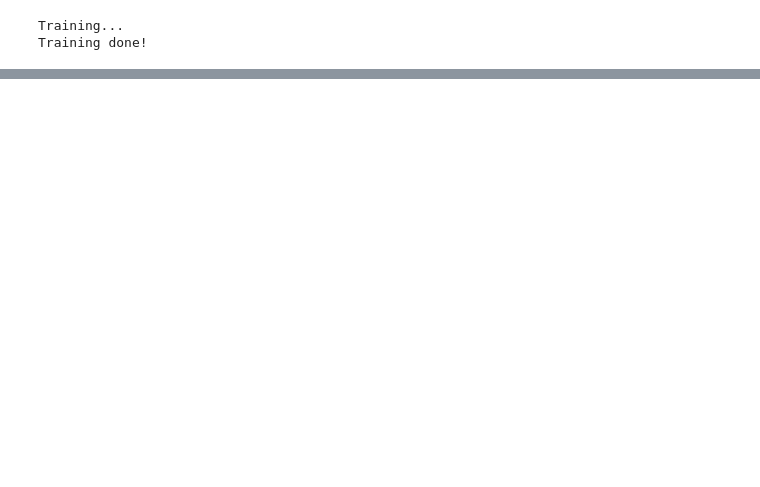
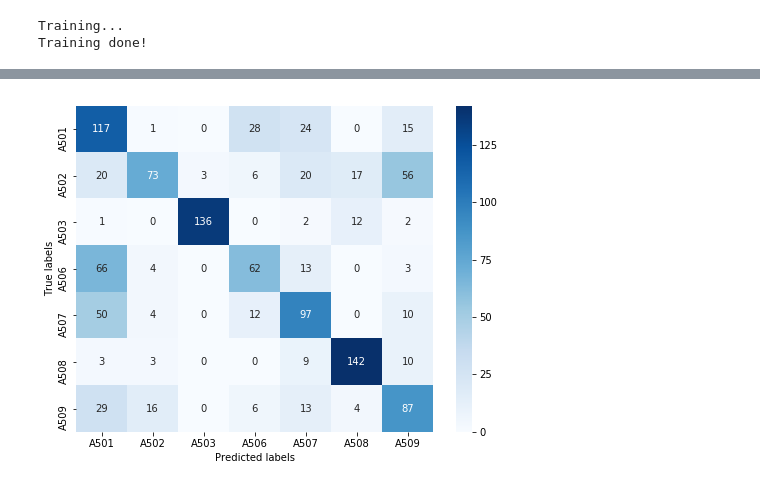
Before and after one commit to TomislavZupanovic/Wifi-Localization, a Jupyter notebook: notebook/Feature_engineering.ipynb, the cells around one changed output, grey strips where cells are left out. Saved outputs shown, nothing was run; the diff lists cells and outputs as text; code cells hidden in the pictures; blank space fills up the shorter version.

```diff
--- a/notebook/Feature_engineering.ipynb
+++ b/notebook/Feature_engineering.ipynb
@@ -114,5 +118,5 @@ xgb.plot_importance(model);
 # %%
-cut = encoded_data[3010:3020] # Data for room "1"
+cut = encoded_data[5010:5020] # Data for room "2"
 y = cut.pop('room_id').values
 x = cut.values
 # %%
@@ -127,0 +132,22 @@ array([1, 3, 1, 1, 3, 6, 6, 1, 1, 1])
+# %%
+def cm_dataframe(pred_arr, y, room_encoder):
+    """ Calculates Confusion Matrix and makes DataFrame for plotting it """
+    encoded_labels = [i for i in range(len(os.listdir('../src/data/')))]
+    labels = room_encoder.inverse_transform(encoded_labels)
+    cm = confusion_matrix(y, pred_arr)
+    df_cm = pd.DataFrame(cm, index=[i for i in labels],
+                         columns=[i for i in labels])
+    return df_cm
+# %%
+def plot_cm(x, y, model, room_encoder):
+    plt.figure(figsize=(8,6))
+    pred = model.predict(x)
+    df_cm = cm_dataframe(pred, y, room_encoder)
+    sn.heatmap(df_cm, annot=True, cmap="Blues", fmt='g')
+    plt.ylabel('True labels')
+    plt.xlabel('Predicted labels')
+    plt.show()
+# %%
+plot_cm(x_test, y_test, model, room_encoder)
+# %% [output]
+[figure, added]
```
Also changed, not shown: parts of 11 cells of this notebook.
